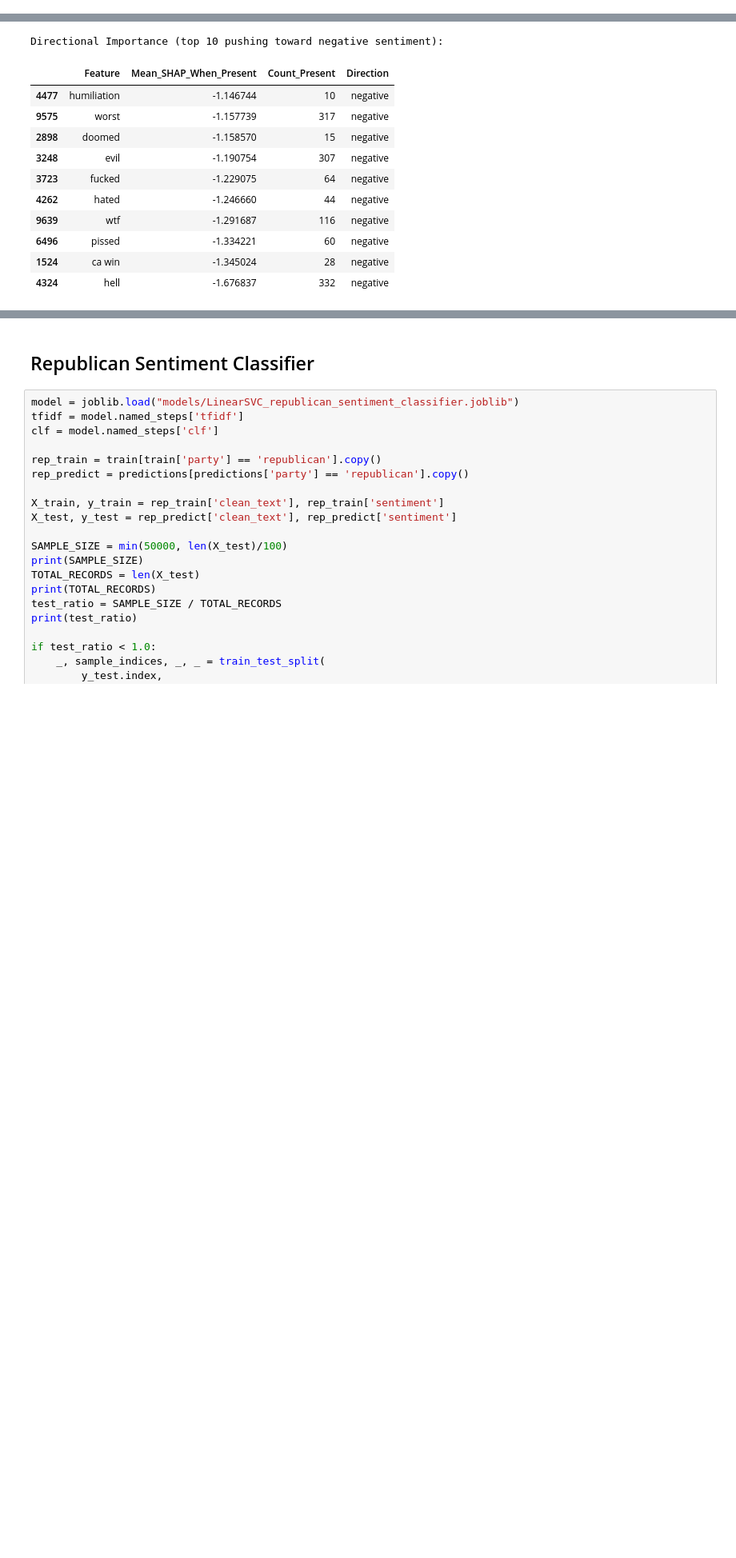
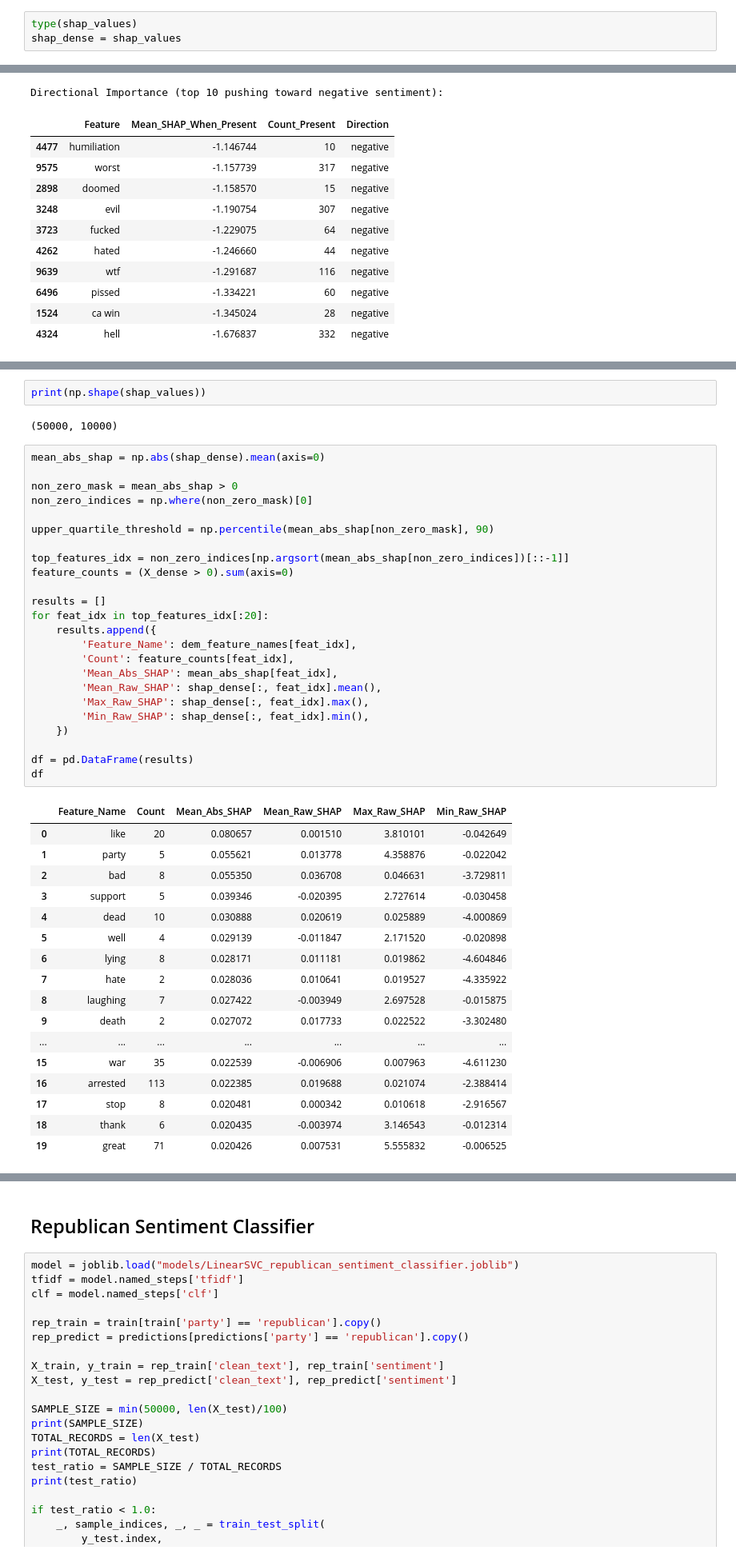
Before and after one commit to Birkbeck/msc-project-source-code-files-24-25-tayyib-saddique, a Jupyter notebook: x_processing/shap.ipynb, the cells around one changed output, grey strips where cells are left out. Shown at 80% size. Drawn from its saved outputs; the diff is of its cells as text; blank space fills up the shorter version.

Commit message:
updating SHAP analysis outputs

```diff
--- a/x_processing/shap.ipynb
+++ b/x_processing/shap.ipynb
@@ -418,6 +386,9 @@ class_labels = clf.classes_
 print(class_labels)
 # %% [output]
 ['negative' 'positive']
+# %%
+type(shap_values)
+shap_dense = shap_values
 # %%
 feature_importance = []
 
@@ -484 +480,47 @@ Misclassified: 0 out of 50000
+# %%
+print(np.shape(shap_values))
+# %% [output]
+(50000, 10000)
+# %%
+mean_abs_shap = np.abs(shap_dense).mean(axis=0)
+
+non_zero_mask = mean_abs_shap > 0
+non_zero_indices = np.where(non_zero_mask)[0]
+
+upper_quartile_threshold = np.percentile(mean_abs_shap[non_zero_mask], 90)
+
+top_features_idx = non_zero_indices[np.argsort(mean_abs_shap[non_zero_indices])[::-1]]
+feature_counts = (X_dense > 0).sum(axis=0)
+
+results = []
+for feat_idx in top_features_idx[:20]:
+    results.append({
+        'Feature_Name': dem_feature_names[feat_idx],
+        'Count': feature_counts[feat_idx],
+        'Mean_Abs_SHAP': mean_abs_shap[feat_idx],
+        'Mean_Raw_SHAP': shap_dense[:, feat_idx].mean(),
+        'Max_Raw_SHAP': shap_dense[:, feat_idx].max(),
+        'Min_Raw_SHAP': shap_dense[:, feat_idx].min(),
+    })
+
+df = pd.DataFrame(results)
+df
+# %% [output]
+|  | Feature_Name | Count | Mean_Abs_SHAP | Mean_Raw_SHAP | Max_Raw_SHAP | Min_Raw_SHAP |
+| 0 | like | 20 | 0.080657 | 0.001510 | 3.810101 | -0.042649 |
+| 1 | party | 5 | 0.055621 | 0.013778 | 4.358876 | -0.022042 |
+| 2 | bad | 8 | 0.055350 | 0.036708 | 0.046631 | -3.729811 |
+| 3 | support | 5 | 0.039346 | -0.020395 | 2.727614 | -0.030458 |
+| 4 | dead | 10 | 0.030888 | 0.020619 | 0.025889 | -4.000869 |
+| 5 | well | 4 | 0.029139 | -0.011847 | 2.171520 | -0.020898 |
+| 6 | lying | 8 | 0.028171 | 0.011181 | 0.019862 | -4.604846 |
+| 7 | hate | 2 | 0.028036 | 0.010641 | 0.019527 | -4.335922 |
+| 8 | laughing | 7 | 0.027422 | -0.003949 | 2.697528 | -0.015875 |
+| 9 | death | 2 | 0.027072 | 0.017733 | 0.022522 | -3.302480 |
+| ... | ... | ... | ... | ... | ... | ... |
+| 15 | war | 35 | 0.022539 | -0.006906 | 0.007963 | -4.611230 |
+| 16 | arrested | 113 | 0.022385 | 0.019688 | 0.021074 | -2.388414 |
+| 17 | stop | 8 | 0.020481 | 0.000342 | 0.010618 | -2.916567 |
+| 18 | thank | 6 | 0.020435 | -0.003974 | 3.146543 | -0.012314 |
+| 19 | great | 71 | 0.020426 | 0.007531 | 5.555832 | -0.006525 |
 # %%
```
Also changed, not shown: parts of 26 cells of this notebook.
